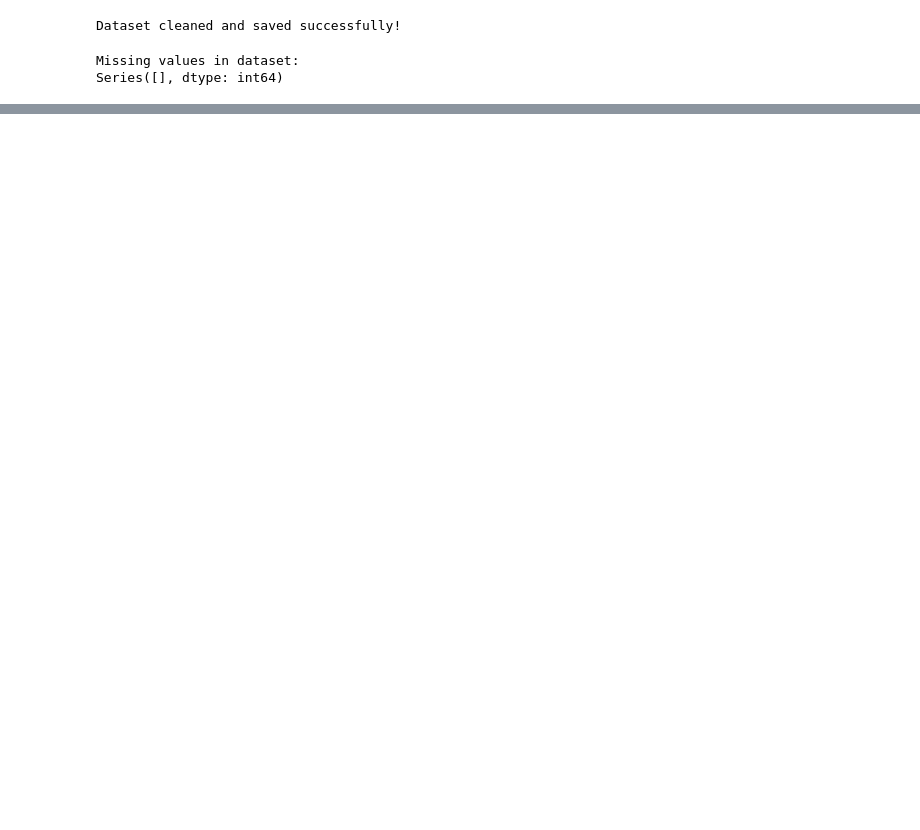
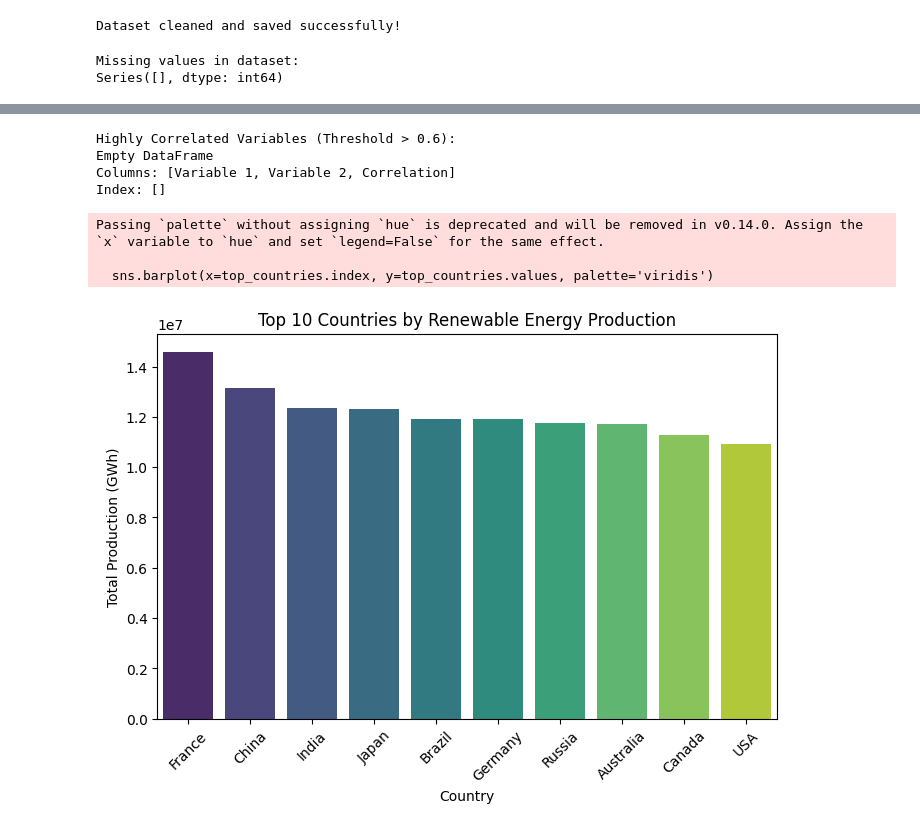
Before and after one commit to Pooja-Arumugam/Global-Renewable-Energy-and-Indicators, a Jupyter notebook: Global_Renewable_Energy_Indicators.ipynb, the cells around one changed output, grey strips where cells are left out. Drawn from its saved outputs; the diff is of its cells as text; code cells hidden in the pictures; blank space fills up the shorter version.

```diff
--- a/Global_Renewable_Energy_Indicators.ipynb
+++ b/Global_Renewable_Energy_Indicators.ipynb
@@ -52,0 +95,30 @@ df=pd.read_csv('/content/cleaned_renewable_energy_dataset.csv')
+# %%
+# Identify highly correlated variables
+correlation_matrix = numeric_df.corr()
+high_corr_pairs = (
+    correlation_matrix.where((abs(correlation_matrix) > 0.6) & (abs(correlation_matrix) < 1.0))
+    .stack()
+    .reset_index()
+)
+high_corr_pairs.columns = ["Variable 1", "Variable 2", "Correlation"]
+print("Highly Correlated Variables (Threshold > 0.6):")
+print(high_corr_pairs.sort_values(by="Correlation", ascending=False))
+# %% [output]
+Highly Correlated Variables (Threshold > 0.6):
+Empty DataFrame
+Columns: [Variable 1, Variable 2, Correlation]
+Index: []
+# %%
+# Top 10 energy-producing countries
+top_countries = df.groupby('Country')['Production (GWh)'].sum().sort_values(ascending=False).head(10)
+plt.figure(figsize=(8, 5))
+sns.barplot(x=top_countries.index, y=top_countries.values, palette='viridis')
+plt.xticks(rotation=45)
+plt.title('Top 10 Countries by Renewable Energy Production')
+plt.ylabel('Total Production (GWh)')
+plt.show()
+# %% [output]
+Passing `palette` without assigning `hue` is deprecated and will be removed in v0.14.0. Assign the `x` variable to `hue` and set `legend=False` for the same effect.
+
+  sns.barplot(x=top_countries.index, y=top_countries.values, palette='viridis')
+[figure, added]
```
Also changed, not shown: parts of 33 cells of this notebook.
